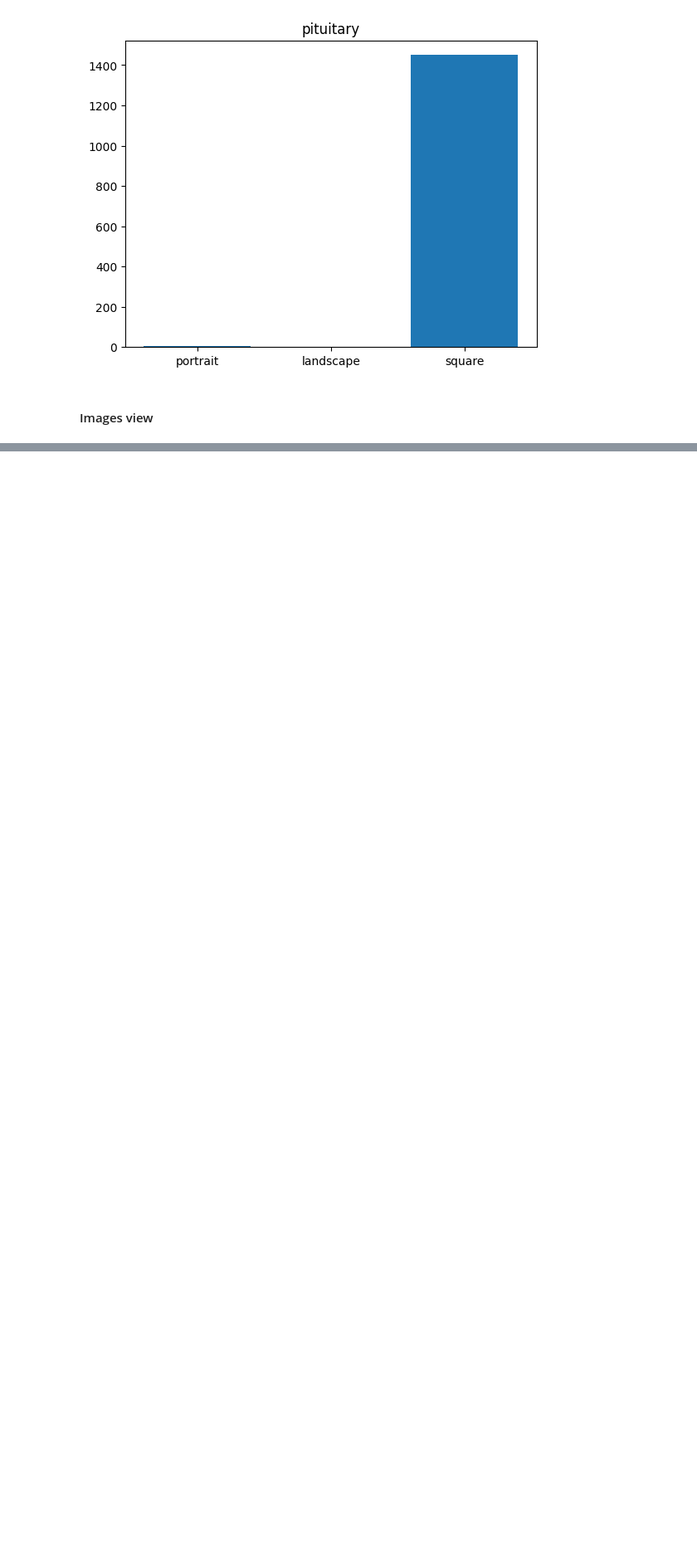
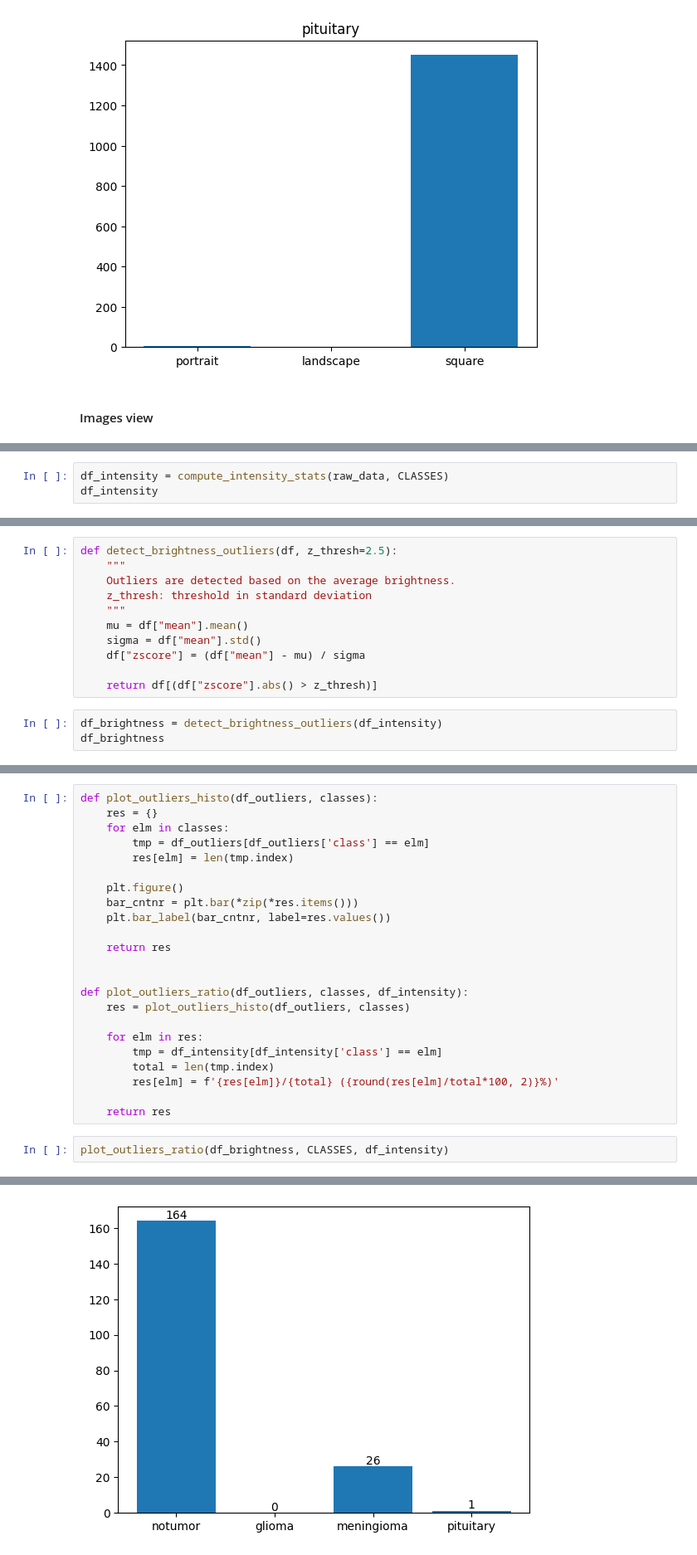
Before and after one commit to Jeremy-Duval-PhD/Brain_Tumor_MRI_Dataset, a Jupyter notebook: notebooks/Kaggle_Brain_Tumor_MRI_Dataset.ipynb, the cells around one changed output, grey strips where cells are left out. Shown at 83% size. Drawn from its saved outputs; the diff is of its cells as text; blank space fills up the shorter version.

```diff
--- a/notebooks/Kaggle_Brain_Tumor_MRI_Dataset.ipynb
+++ b/notebooks/Kaggle_Brain_Tumor_MRI_Dataset.ipynb
@@ -218,0 +300,3 @@ for label in orientation_count:
+# %%
+df_intensity = compute_intensity_stats(raw_data, CLASSES)
+df_intensity
@@ -218,0 +317,14 @@ for label in orientation_count:
+# %%
+def detect_brightness_outliers(df, z_thresh=2.5):
+    """
+    Outliers are detected based on the average brightness.
+    z_thresh: threshold in standard deviation
+    """
+    mu = df["mean"].mean()
+    sigma = df["mean"].std()
+    df["zscore"] = (df["mean"] - mu) / sigma
+
+    return df[(df["zscore"].abs() > z_thresh)]
+# %%
+df_brightness = detect_brightness_outliers(df_intensity)
+df_brightness
@@ -218,0 +345,26 @@ for label in orientation_count:
+# %%
+def plot_outliers_histo(df_outliers, classes):
+    res = {}
+    for elm in classes:
+        tmp = df_outliers[df_outliers['class'] == elm]
+        res[elm] = len(tmp.index)
+
+    plt.figure()
+    bar_cntnr = plt.bar(*zip(*res.items()))
+    plt.bar_label(bar_cntnr, label=res.values())
+
+    return res
+
+
+def plot_outliers_ratio(df_outliers, classes, df_intensity):
+    res = plot_outliers_histo(df_outliers, classes)
+
+    for elm in res:
+        tmp = df_intensity[df_intensity['class'] == elm]
+        total = len(tmp.index)
+        res[elm] = f'{res[elm]}/{total} ({round(res[elm]/total*100, 2)}%)'
+
+    return res
+# %%
+plot_outliers_ratio(df_brightness, CLASSES, df_intensity)
+# %% [output]
@@ -218,0 +375 @@ for label in orientation_count:
+[figure, added]
```
Also changed, not shown: parts of 10 cells of this notebook, 1 other file.
